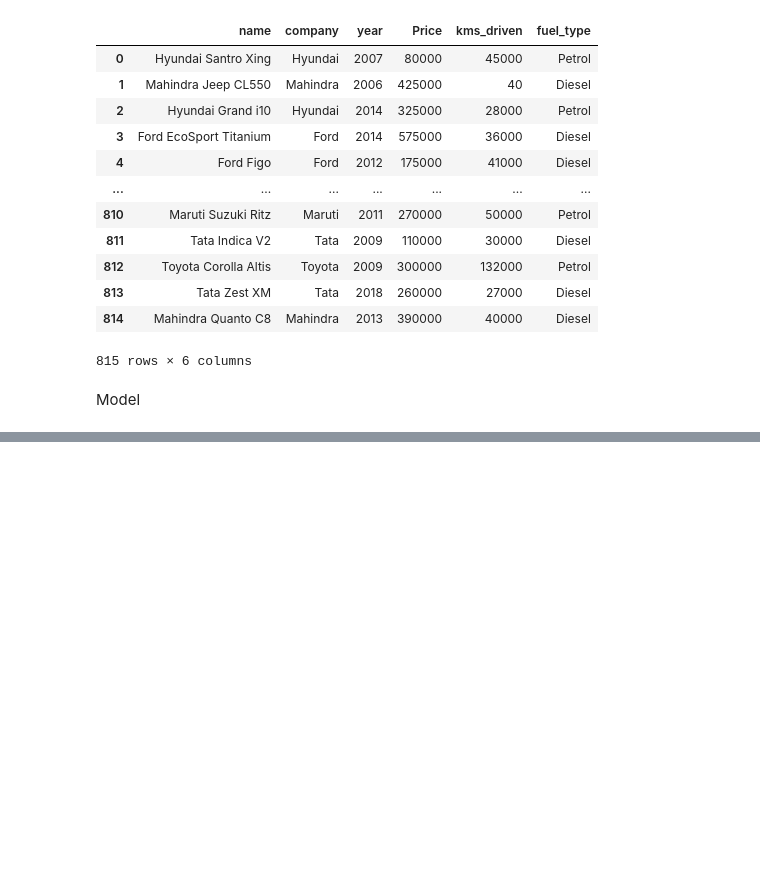
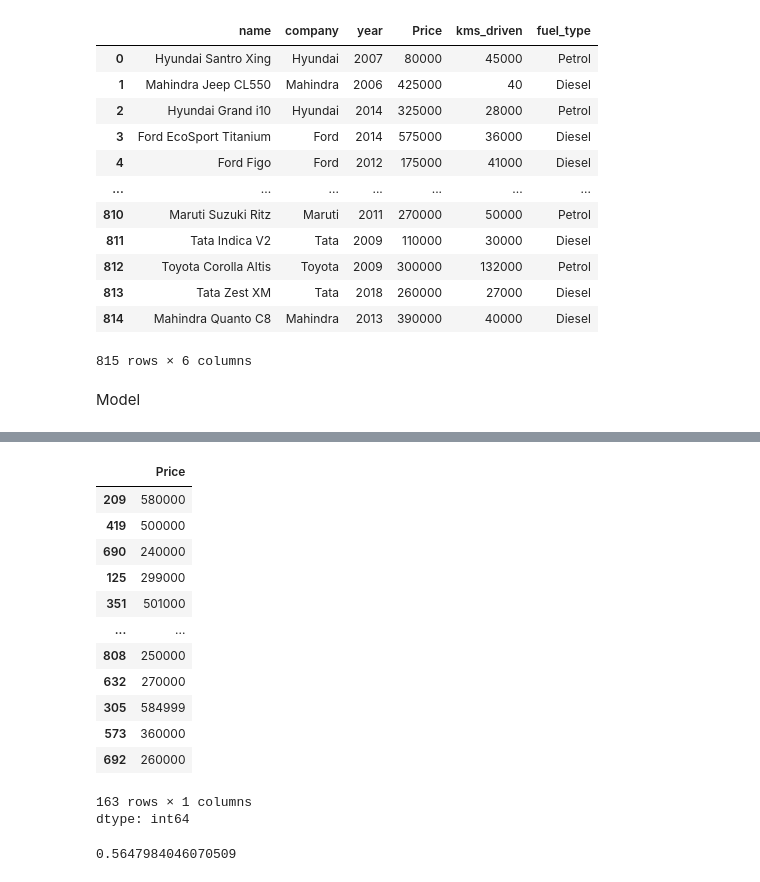
Before and after one commit to samyamoy1/-Car-Price-Predictor-Project, a Jupyter notebook: car_prediction.ipynb, the cells around one changed output, grey strips where cells are left out. Drawn from its saved outputs; the diff is of its cells as text; code cells hidden in the pictures; blank space fills up the shorter version.

```diff
--- a/car_prediction.ipynb
+++ b/car_prediction.ipynb
@@ -222,7 +222,7 @@ car.to_csv("cleaned_car.csv")
 # %% [markdown]
 Model
 # %%
-X=car[['name','company','year','kms_driven','fuel_type']]
+x=car[['name','company','year','kms_driven','fuel_type']]
 y=car['Price']
 # %%
 x
@@ -228,0 +260,3 @@ x
+# %%
+from sklearn.model_selection import train_test_split
+x_train,x_test,y_train,y_test=train_test_split(x,y,test_size=0.2)
@@ -228,0 +309,21 @@ x
+# %%
+y_test
+# %% [output]
+|  | Price |
+| 209 | 580000 |
+| 419 | 500000 |
+| 690 | 240000 |
+| 125 | 299000 |
+| 351 | 501000 |
+| ... | ... |
+| 808 | 250000 |
+| 632 | 270000 |
+| 305 | 584999 |
+| 573 | 360000 |
+| 692 | 260000 |
+163 rows × 1 columns
+dtype: int64
+# %%
+r2_score(y_test,y_pred)
+# %% [output]
+0.5647984046070509
```
Also changed, not shown: parts of 11 cells of this notebook.
